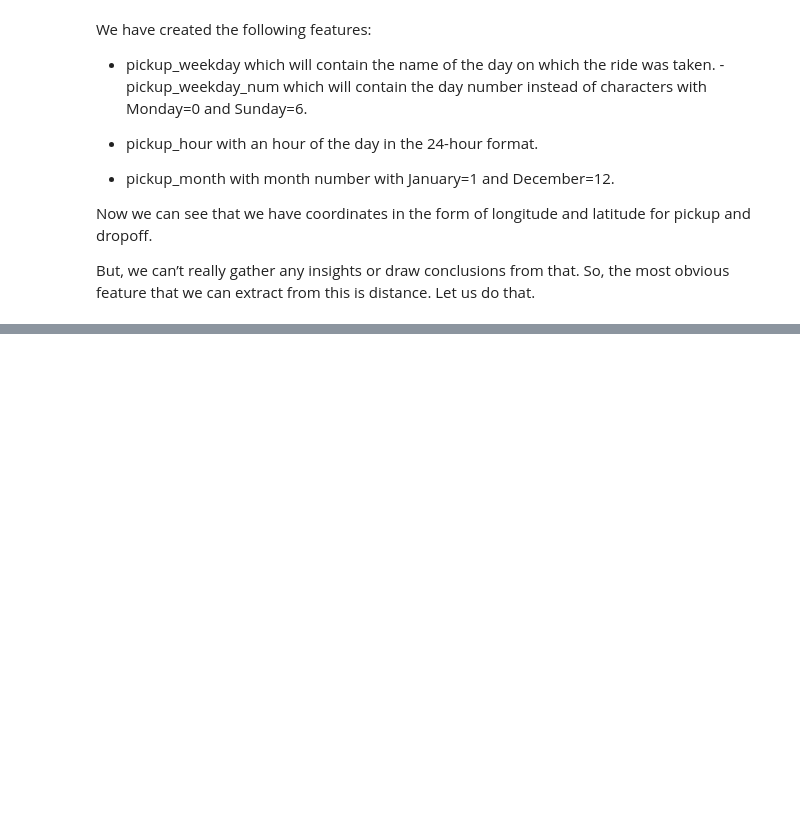
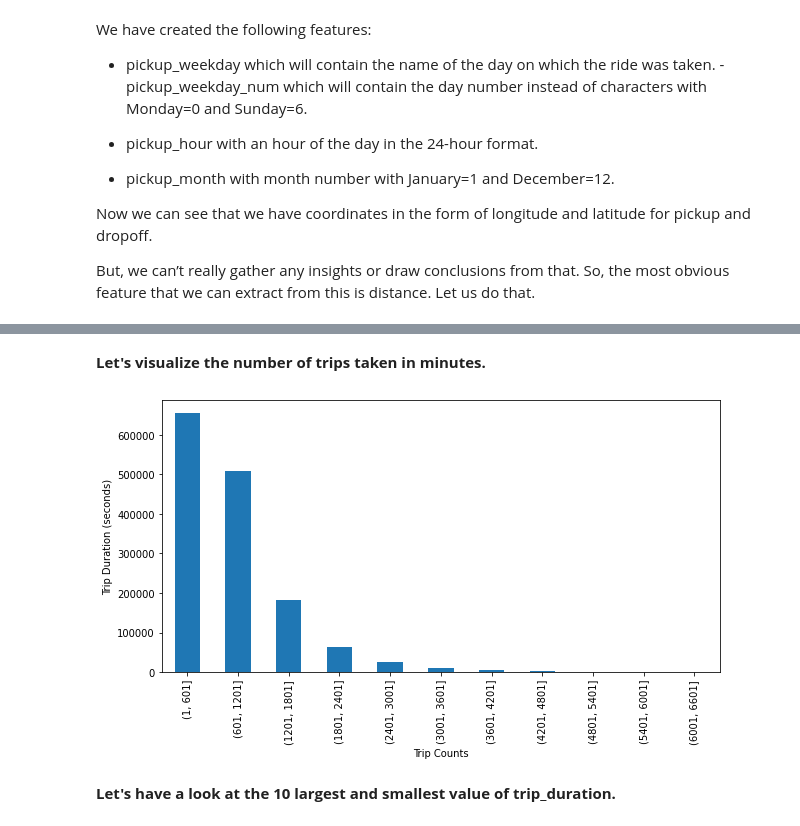
Before and after one commit to SwenFereira/NYC-Taxi-Trip-Time-Prediction---Capstone-Project, a Jupyter notebook: Final_NYC_Taxi_Trip_Time_Prediction_Capstone_Project.ipynb, the cells around one changed output, grey strips where cells are left out. Saved outputs shown, nothing was run; the diff lists cells and outputs as text; code cells hidden in the pictures; blank space fills up the shorter version.

```diff
--- a/Final_NYC_Taxi_Trip_Time_Prediction_Capstone_Project.ipynb
+++ b/Final_NYC_Taxi_Trip_Time_Prediction_Capstone_Project.ipynb
@@ -172,0 +321,12 @@ Now we can see that  we have coordinates in the form of longitude and latitude f
+# %% [markdown]
+**Let's visualize the number of trips taken in minutes.**
+# %%
+plt.figure(figsize = (10,5))
+data.trip_duration.groupby(pd.cut(data.trip_duration, np.arange(1,7200,600))).count().plot(kind='bar')
+plt.xlabel('Trip Counts')
+plt.ylabel('Trip Duration (seconds)')
+plt.show()
+# %% [output]
+[figure, added]
+# %% [markdown]
+**Let's have a look at the 10 largest and smallest value of trip_duration.**
```
Also changed, not shown: parts of 105 cells of this notebook.
